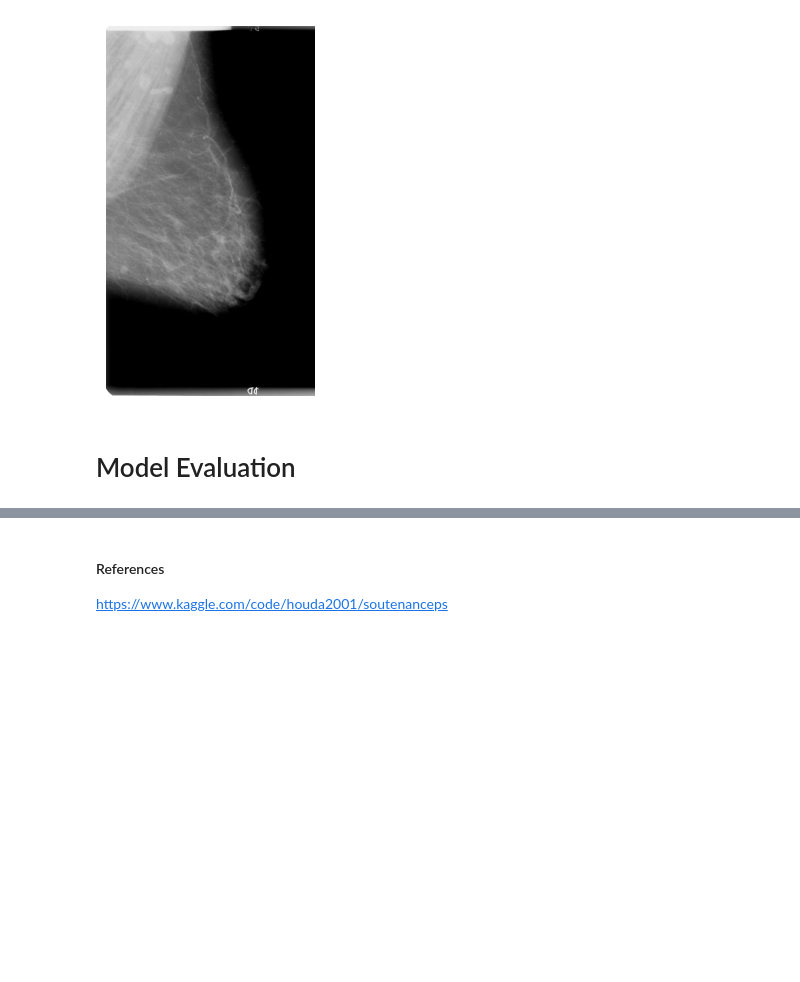
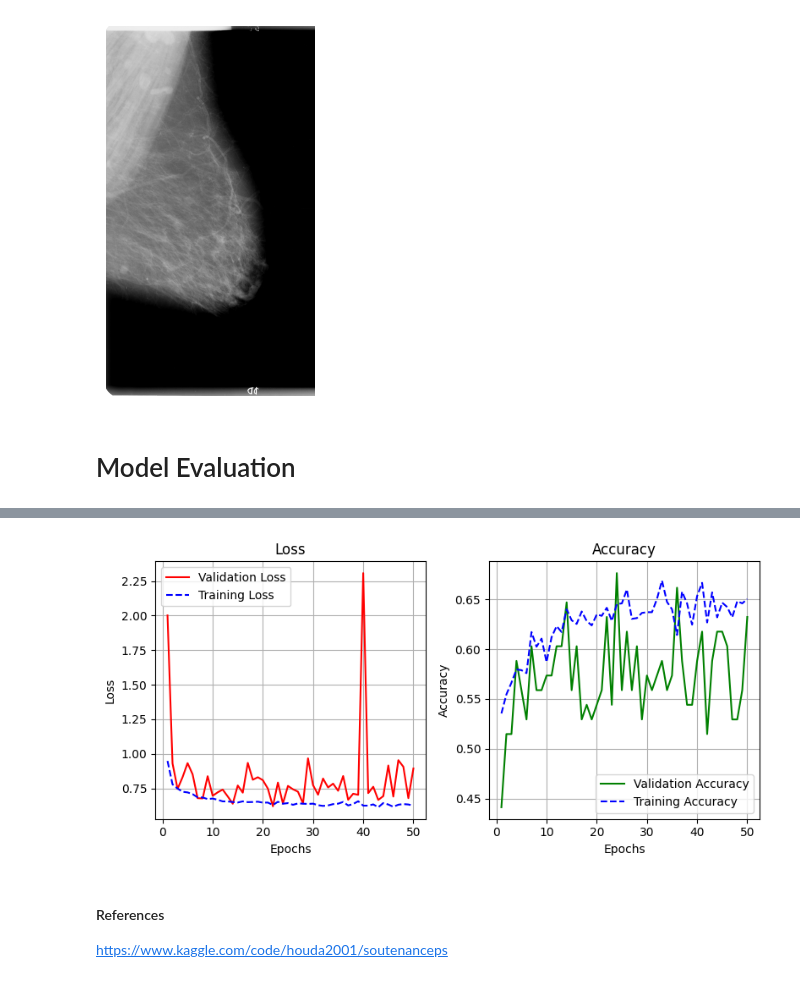
Before and after one commit to kiboiWanjohi/mammo, a Jupyter notebook: breast-cancer-classification-densenet.ipynb, the cells around one changed output, grey strips where cells are left out. Drawn from its saved outputs; the diff is of its cells as text; code cells hidden in the pictures; blank space fills up the shorter version.

```diff
--- a/breast-cancer-classification-densenet.ipynb
+++ b/breast-cancer-classification-densenet.ipynb
@@ -937,0 +987,3 @@ f1: 0.5361
+# %%
+plot_training_history(history)
+# %% [output]
@@ -938,3 +991,4 @@ f1: 0.5361
+[figure, added]
 # %% [markdown]
 #### References
 
```
Also changed, not shown: parts of 7 cells of this notebook.
